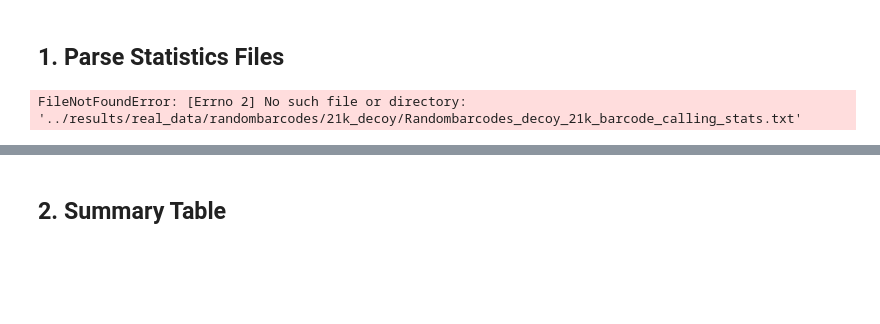
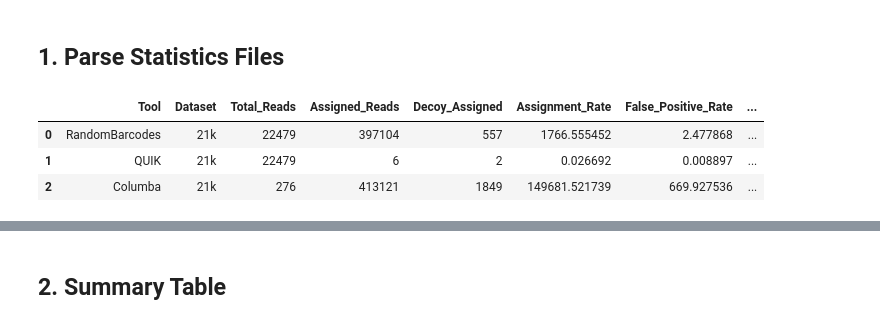
Before and after one commit to OncoRNALab/BarcodeCalling_benchmark, a Jupyter notebook: notebooks/07_real_data_comparison.ipynb, the cells around one changed output, grey strips where cells are left out. Cells and saved outputs as stored; diff of their text form; code cells hidden in the pictures; blank space fills up the shorter version.

```diff
--- a/notebooks/real_data_comparison.ipynb
+++ b/notebooks/07_real_data_comparison.ipynb
@@ -72,7 +72,8 @@ def parse_columba_stats(filepath):
 results_dir = Path('../results/real_data')
 
 # Define datasets
-datasets = ['21k', '42k', '85k']
+#datasets = ['21k', '42k', '85k']
+datasets = ['21k']
 tools = ['Randombarcodes', 'QUIK', 'Columba']
 
 # Initialize results dictionary
@@ -80,7 +81,7 @@ results = []
 
 # Parse RandomBarcodes results
 for dataset in datasets:
-    # Real data
+    #Real data
     real_file = results_dir / f'randombarcodes/{dataset}/Randombarcodes_{dataset}_barcode_calling_stats.txt'
     real_assigned = parse_randombarcodes_stats(real_file)
 
@@ -110,13 +111,12 @@ for dataset in datasets:
 # Parse QUIK results
 for dataset in datasets:
     # Real data
-    real_file = results_dir / f'quik/{dataset}/QUIK_real_{dataset}/QUIK_real_{dataset}_barcode_calling_stats.txt'
+    real_file = results_dir / f'quik/{dataset}/Quik_{dataset}_barcode_calling_stats.txt'
     total_reads, real_assigned = parse_quik_stats(real_file)
 
     # Decoy data
-    decoy_file = results_dir / f'quik/{dataset}_decoy/QUIK_decoy_{dataset}/QUIK_decoy_{dataset}_barcode_calling_stats.txt'
+    decoy_file = results_dir / f'quik/{dataset}_decoy/Quik_decoy_{dataset}_barcode_calling_stats.txt'
     _, decoy_assigned = parse_quik_stats(decoy_file)
-
     # Calculate precision
     false_positive_rate = (decoy_assigned / total_reads) * 100 if total_reads > 0 else 0
     precision = 100 - false_positive_rate
@@ -132,39 +132,42 @@ for dataset in datasets:
         'Precision': precision
     })
 
-# Parse Columba results (I77 only)
+# Parse Columba results (I77 for 21k only)
 for dataset in datasets:
     # Real data
     if dataset == '21k':
-        real_file = results_dir / f'columba/{dataset}_I77/Columba_real_{dataset}_I77/Columba_real_{dataset}_I77_barcode_calling_stats.txt'
+        real_file = results_dir / f'columba/{dataset}/Columba_{dataset}_I77_barcode_calling_stats.txt'
     else:
-        real_file = results_dir / f'columba/{dataset}_I80/Columba_real_{dataset}_I80/Columba_real_{dataset}_I80_barcode_calling_stats.txt'
+        real_file = results_dir / f'columba/{dataset}/Columba_{dataset}_I80_barcode_calling_stats.txt'
     total_reads, real_mapped = parse_columba_stats(real_file)
 
     # Decoy data
     if dataset == '21k':
-        decoy_file = results_dir / f'columba/{dataset}_decoy_I77/Columba_decoy_{dataset}_I77/Columba_decoy_{dataset}_I77_barcode_calling_stats.txt'
+        decoy_file = results_dir / f'columba/{dataset}_decoy/Columba_decoy_{dataset}_I77_barcode_calling_stats.txt'
     else:
-        decoy_file = results_dir / f'columba/{dataset}_decoy_I80/Columba_decoy_{dataset}_I80/Columba_decoy_{dataset}_I80_barcode_calling_stats.txt'
+        decoy_file = results_dir / f'columba/{dataset}_decoy/Columba_decoy_{dataset}_I80_barcode_calling_stats.txt'
     _, decoy_mapped = parse_columba_stats(decoy_file)
 
     # Calculate precision
     false_positive_rate = (decoy_mapped / total_reads) * 100 if total_reads > 0 else 0
     precision = 100 - false_positive_rate
 
     results.append({
         'Tool': 'Columba',
         'Dataset': dataset,
         'Total_Reads': total_reads,
         'Assigned_Reads': real_mapped,
         'Decoy_Assigned': decoy_mapped,
         'Assignment_Rate': (real_mapped / total_reads * 100) if total_reads > 0 else 0,
         'False_Positive_Rate': false_positive_rate,
         'Precision': precision
     })
 
 # Create DataFrame
 df = pd.DataFrame(results)
 df
 # %% [output]
-FileNotFoundError: [Errno 2] No such file or directory: '../results/real_data/randombarcodes/21k_decoy/Randombarcodes_decoy_21k_barcode_calling_stats.txt'
+|  | Tool | Dataset | Total_Reads | Assigned_Reads | Decoy_Assigned | Assignment_Rate | False_Positive_Rate | ... |
+| 0 | RandomBarcodes | 21k | 22479 | 397104 | 557 | 1766.555452 | 2.477868 | ... |
+| 1 | QUIK | 21k | 22479 | 6 | 2 | 0.026692 | 0.008897 | ... |
+| 2 | Columba | 21k | 276 | 413121 | 1849 | 149681.521739 | 669.927536 | ... |
```
Also changed, not shown: parts of 1 cell of this notebook, 30 other files.
